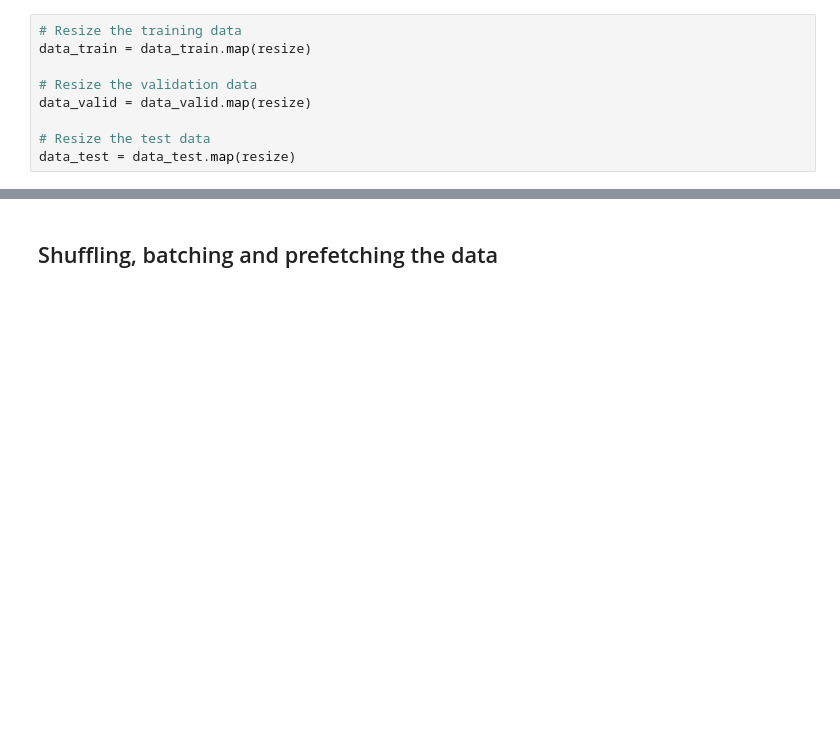
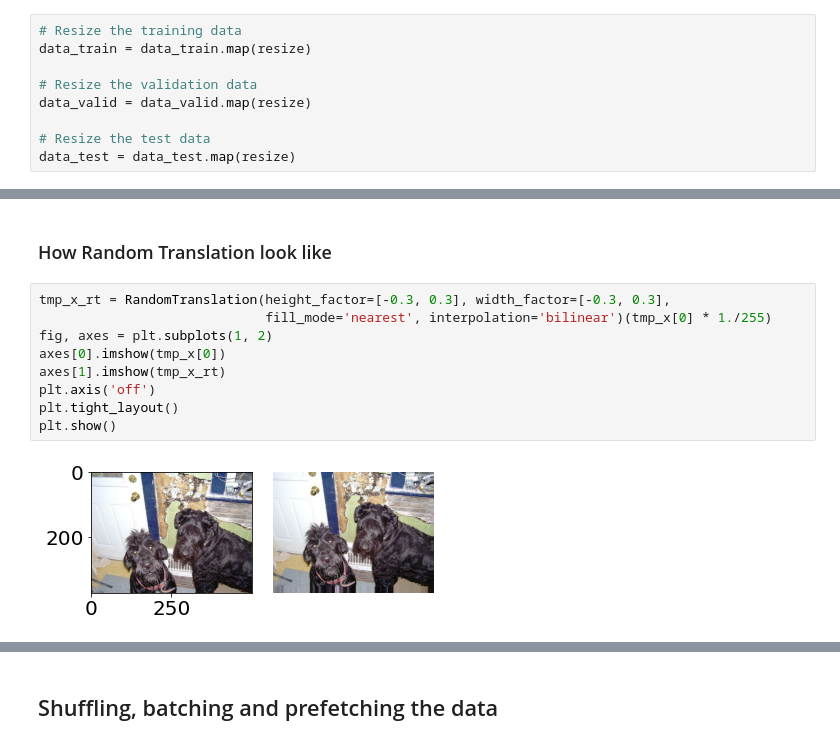
Before and after one commit to rajkumarcm/MachineLearning, a Jupyter notebook: FinalExam/Final.ipynb, the cells around one changed output, grey strips where cells are left out. Drawn from its saved outputs; the diff is of its cells as text; blank space fills up the shorter version.

```diff
--- a/FinalExam/Final.ipynb
+++ b/FinalExam/Final.ipynb
@@ -259,0 +239,13 @@ preprocessing = Sequential([InputLayer(input_shape=[256, 256, 3], batch_size=Non
+# %% [markdown]
+### How Random Translation look like
+# %%
+tmp_x_rt = RandomTranslation(height_factor=[-0.3, 0.3], width_factor=[-0.3, 0.3],
+                             fill_mode='nearest', interpolation='bilinear')(tmp_x[0] * 1./255)
+fig, axes = plt.subplots(1, 2)
+axes[0].imshow(tmp_x[0])
+axes[1].imshow(tmp_x_rt)
+plt.axis('off')
+plt.tight_layout()
+plt.show()
+# %% [output]
+[figure, added]
```
Also changed, not shown: parts of 34 cells of this notebook.
